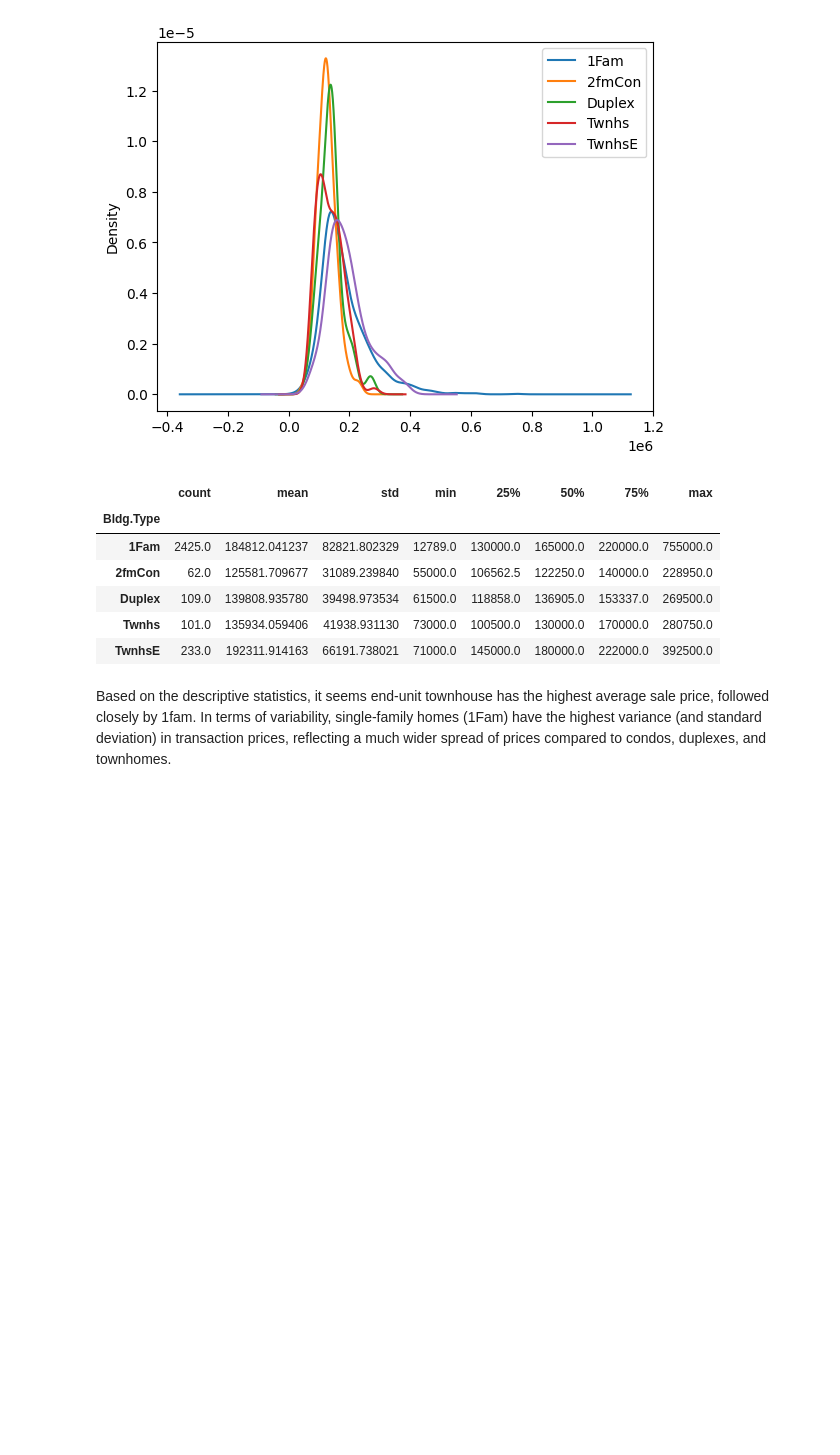
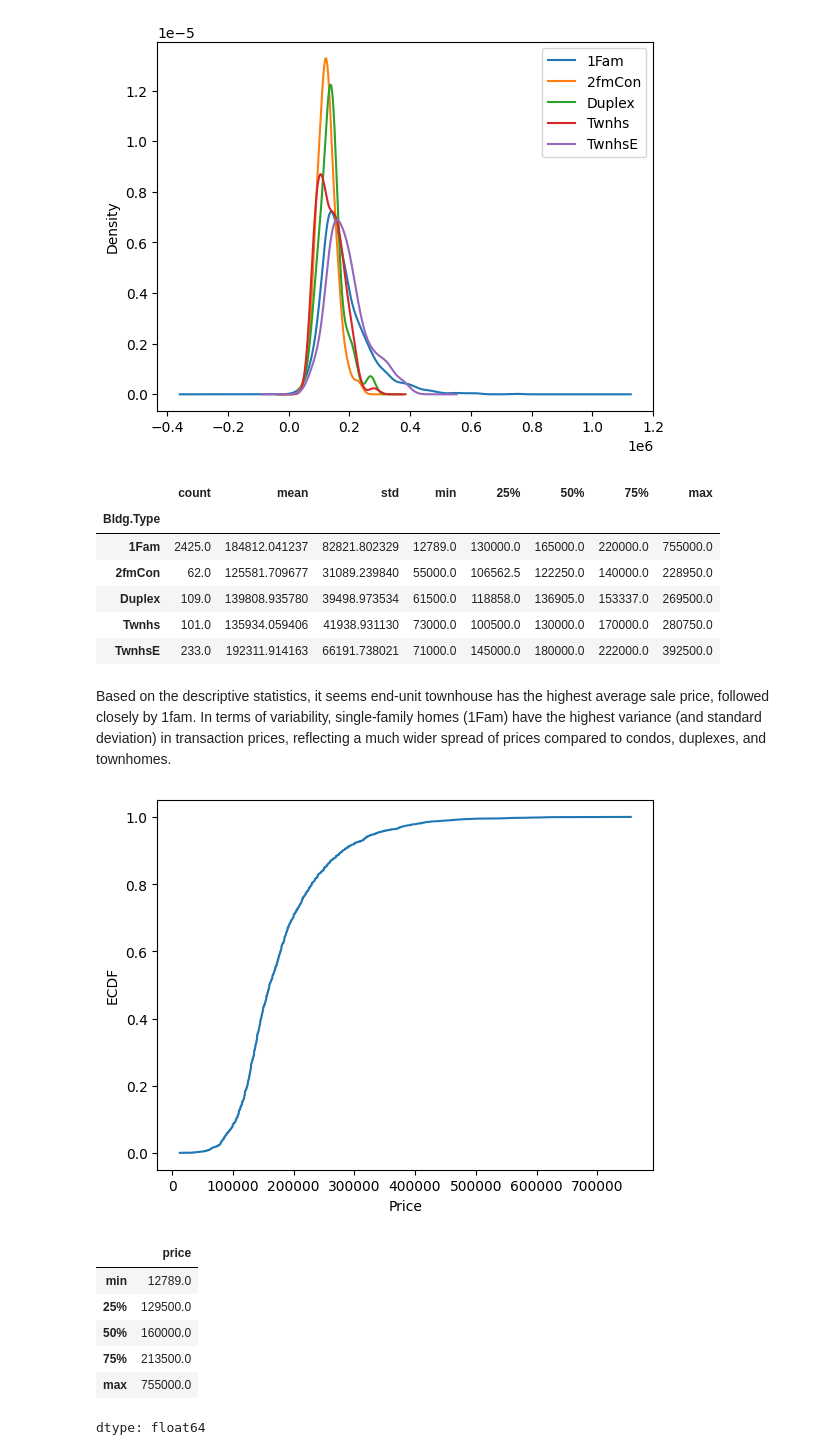
Before and after one commit to anishjagota/undergrad_ml_assignments, a Jupyter notebook: 01_assignment_wrangling_and_eda.ipynb, the cells around one changed output. Cells and saved outputs as stored; diff of their text form; code cells hidden in the pictures; blank space fills up the shorter version.

```diff
--- a/01_assignment_wrangling_and_eda.ipynb
+++ b/01_assignment_wrangling_and_eda.ipynb
@@ -751,3 +752,26 @@ ap.groupby("Bldg.Type")["price"].describe()
 | TwnhsE | 233.0 | 192311.914163 | 66191.738021 | 71000.0 | 145000.0 | 180000.0 | 222000.0 | 392500.0 |
 # %% [markdown]
 Based on the descriptive statistics, it seems end-unit townhouse has the highest average sale price, followed closely by 1fam. In terms of variability, single-family homes (1Fam) have the highest variance (and standard deviation) in transaction prices, reflecting a much wider spread of prices compared to condos, duplexes, and townhomes.
+# %%
+#7.3
+import numpy as np
+import matplotlib.pyplot as plt
+
+x = np.sort(ap["price"])
+y = np.arange(1, len(x) + 1) / len(x)
+
+plt.plot(x, y)
+plt.xlabel("Price")
+plt.ylabel("ECDF")
+plt.show()
+
+ap["price"].describe()[["min", "25%", "50%", "75%", "max"]]
+# %% [output]
+[figure, added]
+|  | price |
+| min | 12789.0 |
+| 25% | 129500.0 |
+| 50% | 160000.0 |
+| 75% | 213500.0 |
+| max | 755000.0 |
+dtype: float64
```
Also changed, not shown: parts of 11 cells of this notebook.
